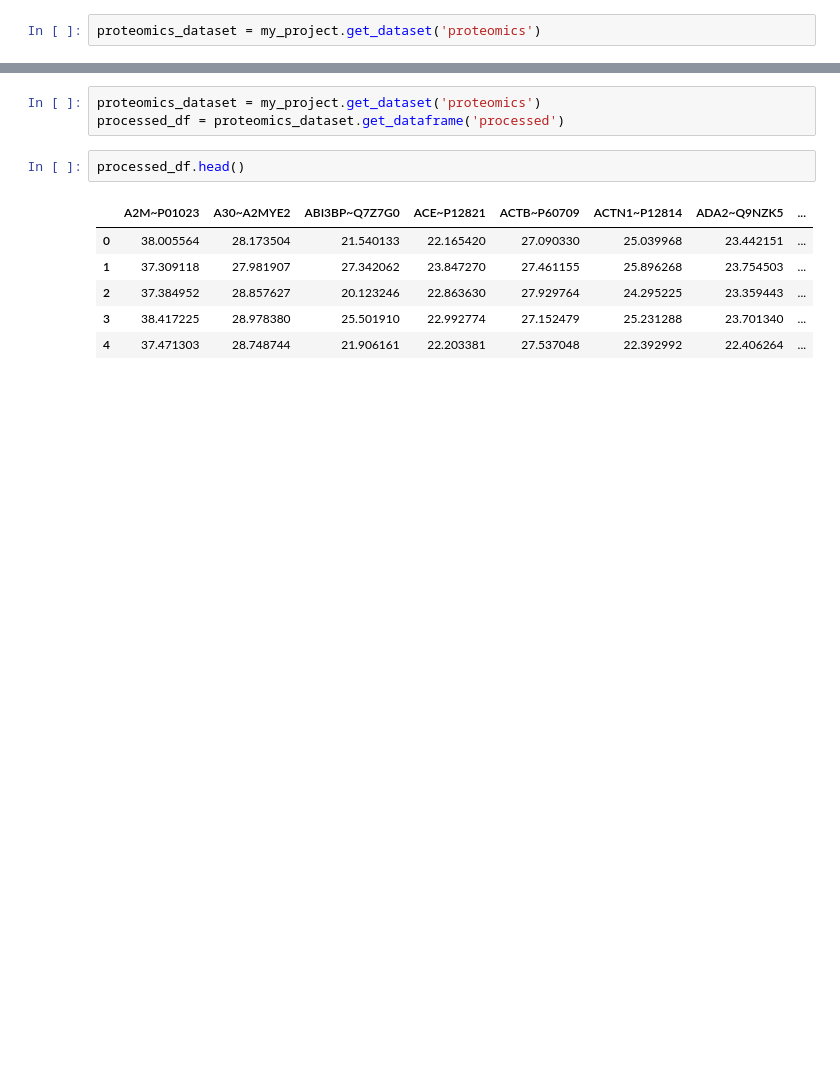
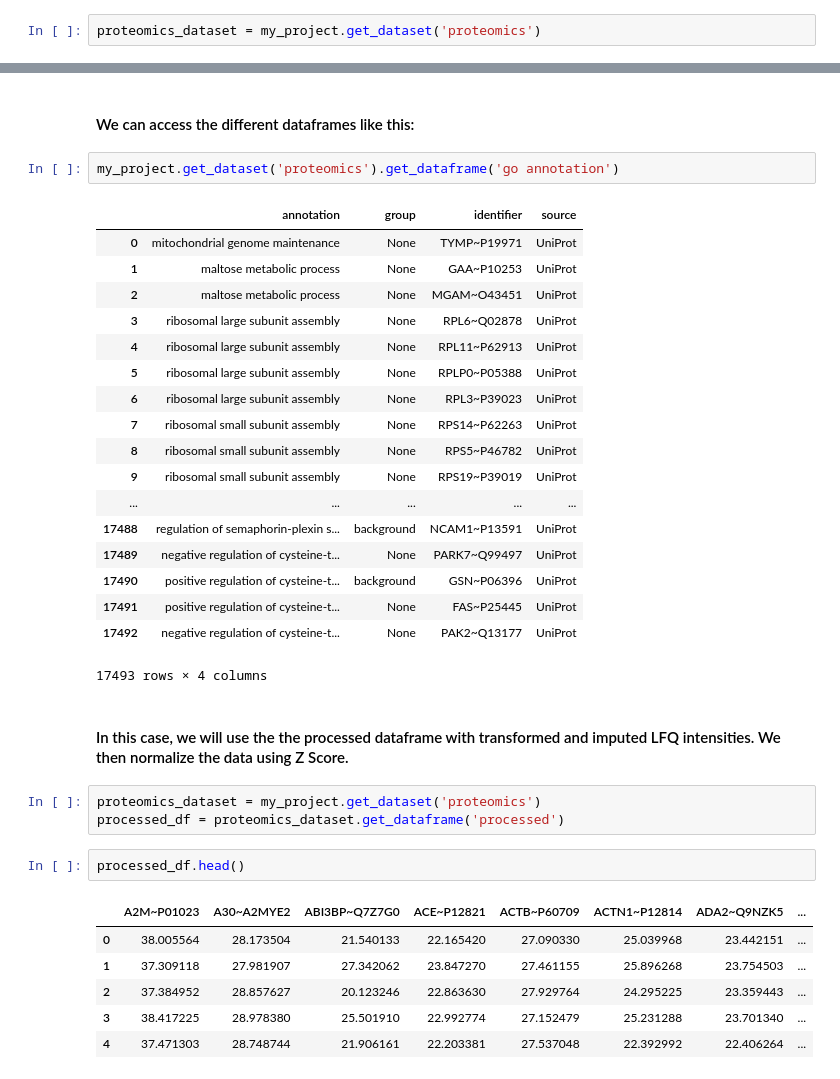
Before and after one commit to metabdel/CKG, a Jupyter notebook: src/notebooks/reporting/Parallel plots.ipynb, the cells around one changed output, grey strips where cells are left out. Cells and saved outputs as stored; diff of their text form; blank space fills up the shorter version.

```diff
--- a/src/notebooks/reporting/Parallel plots.ipynb
+++ b/src/notebooks/reporting/Parallel plots.ipynb
@@ -46,6 +55,31 @@ my_project.get_dataset('proteomics').list_dataframes()
  'protein biomarkers',
  'regulated',
  'regulation table']
+# %% [markdown]
+#### We can access the different dataframes like this:
+# %%
+my_project.get_dataset('proteomics').get_dataframe('go annotation')
+# %% [output]
+|  | annotation | group | identifier | source |
+| 0 | mitochondrial genome maintenance | None | TYMP~P19971 | UniProt |
+| 1 | maltose metabolic process | None | GAA~P10253 | UniProt |
+| 2 | maltose metabolic process | None | MGAM~O43451 | UniProt |
+| 3 | ribosomal large subunit assembly | None | RPL6~Q02878 | UniProt |
+| 4 | ribosomal large subunit assembly | None | RPL11~P62913 | UniProt |
+| 5 | ribosomal large subunit assembly | None | RPLP0~P05388 | UniProt |
+| 6 | ribosomal large subunit assembly | None | RPL3~P39023 | UniProt |
+| 7 | ribosomal small subunit assembly | None | RPS14~P62263 | UniProt |
+| 8 | ribosomal small subunit assembly | None | RPS5~P46782 | UniProt |
+| 9 | ribosomal small subunit assembly | None | RPS19~P39019 | UniProt |
+| ... | ... | ... | ... | ... |
+| 17488 | regulation of semaphorin-plexin s... | background | NCAM1~P13591 | UniProt |
+| 17489 | negative regulation of cysteine-t... | None | PARK7~Q99497 | UniProt |
+| 17490 | positive regulation of cysteine-t... | background | GSN~P06396 | UniProt |
+| 17491 | positive regulation of cysteine-t... | None | FAS~P25445 | UniProt |
+| 17492 | negative regulation of cysteine-t... | None | PAK2~Q13177 | UniProt |
+17493 rows × 4 columns
+# %% [markdown]
+#### In this case, we will use the the processed dataframe with transformed and imputed LFQ intensities. We then normalize the data using Z Score.
 # %%
 proteomics_dataset = my_project.get_dataset('proteomics')
 processed_df = proteomics_dataset.get_dataframe('processed')
```
Also changed, not shown: parts of 19 cells of this notebook.
